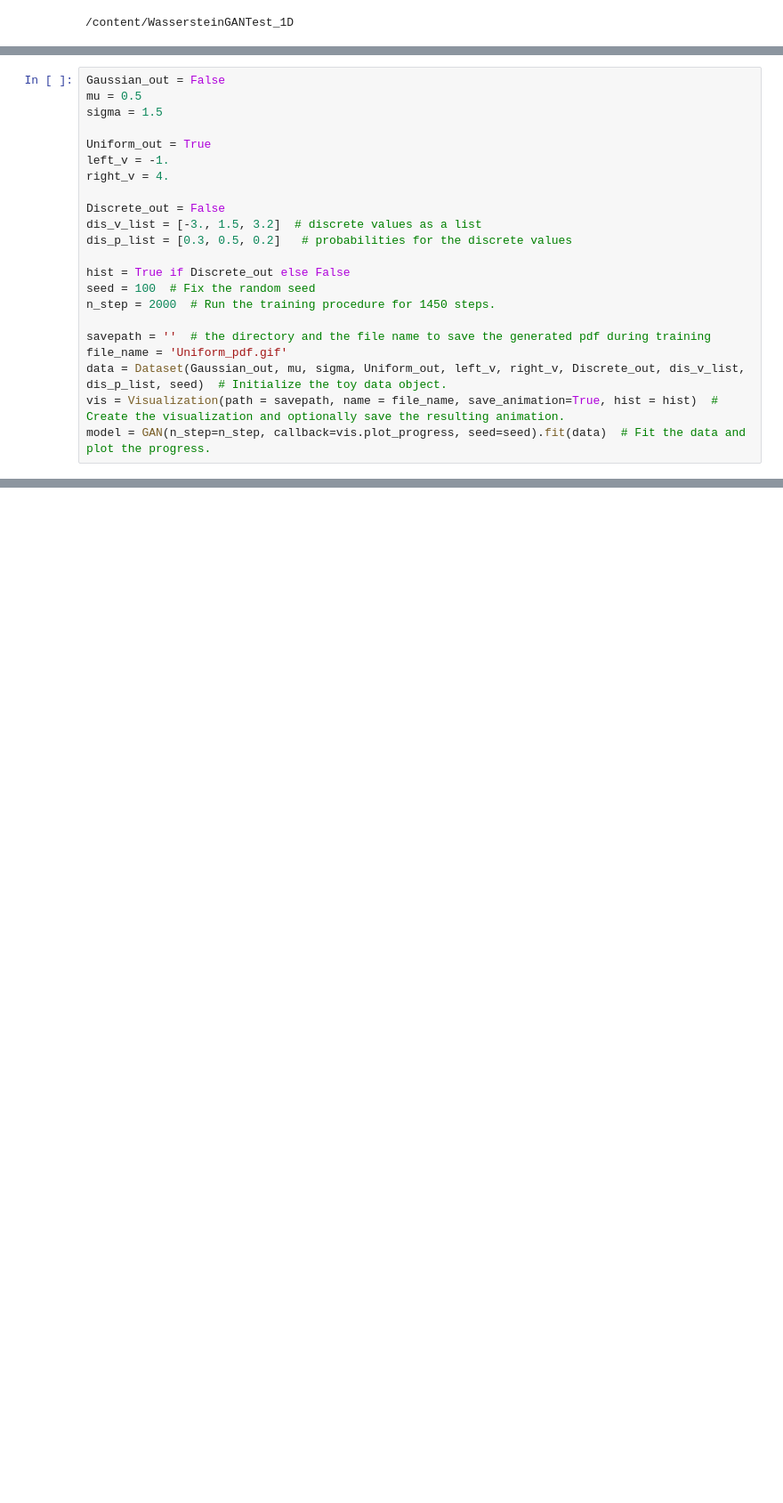
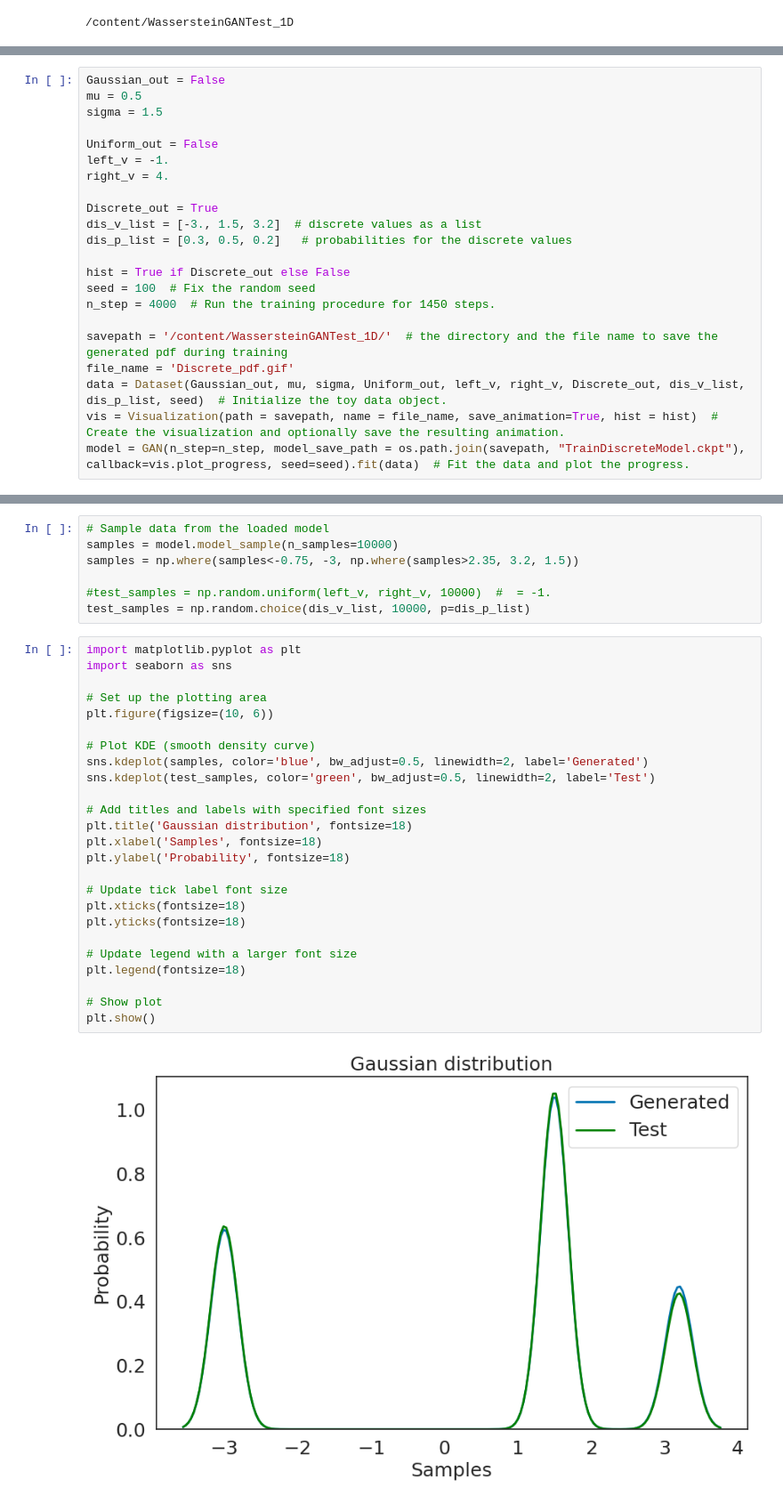
Before and after one commit to SuihongSong/WassersteinGANTest_1D, a Jupyter notebook: TrainGAN.ipynb, the cells around one changed output, grey strips where cells are left out. Shown at 89% size. Drawn from its saved outputs; the diff is of its cells as text; blank space fills up the shorter version.

```diff
--- a/TrainGAN.ipynb
+++ b/TrainGAN.ipynb
@@ -125,22 +153,22 @@ Gaussian_out = False
 mu = 0.5
 sigma = 1.5
 
-Uniform_out = True
+Uniform_out = False
 left_v = -1.
 right_v = 4.
 
-Discrete_out = False
+Discrete_out = True
 dis_v_list = [-3., 1.5, 3.2]  # discrete values as a list
 dis_p_list = [0.3, 0.5, 0.2]   # probabilities for the discrete values
 
 hist = True if Discrete_out else False
 seed = 100  # Fix the random seed
-n_step = 2000  # Run the training procedure for 1450 steps.
+n_step = 4000  # Run the training procedure for 1450 steps.
 
-savepath = ''  # the directory and the file name to save the generated pdf during training
-file_name = 'Uniform_pdf.gif'
+savepath = '/content/WassersteinGANTest_1D/'  # the directory and the file name to save the generated pdf during training
+file_name = 'Discrete_pdf.gif'
 data = Dataset(Gaussian_out, mu, sigma, Uniform_out, left_v, right_v, Discrete_out, dis_v_list, dis_p_list, seed)  # Initialize the toy data object.
 vis = Visualization(path = savepath, name = file_name, save_animation=True, hist = hist)  # Create the visualization and optionally save the resulting animation.
-model = GAN(n_step=n_step, callback=vis.plot_progress, seed=seed).fit(data)  # Fit the data and plot the progress.
+model = GAN(n_step=n_step, model_save_path = os.path.join(savepath, "TrainDiscreteModel.ckpt"), callback=vis.plot_progress, seed=seed).fit(data)  # Fit the data and plot the progress.
 # %% [output]
 [figure]
@@ -163,0 +192,34 @@ step: 2000, negative critic loss:  -0.0498, time:  43 s
+# %%
+# Sample data from the loaded model
+samples = model.model_sample(n_samples=10000)
+samples = np.where(samples<-0.75, -3, np.where(samples>2.35, 3.2, 1.5))
+
+#test_samples = np.random.uniform(left_v, right_v, 10000)  #  = -1.
+test_samples = np.random.choice(dis_v_list, 10000, p=dis_p_list)
+# %%
+import matplotlib.pyplot as plt
+import seaborn as sns
+
+# Set up the plotting area
+plt.figure(figsize=(10, 6))
+
+# Plot KDE (smooth density curve)
+sns.kdeplot(samples, color='blue', bw_adjust=0.5, linewidth=2, label='Generated')
+sns.kdeplot(test_samples, color='green', bw_adjust=0.5, linewidth=2, label='Test')
+
+# Add titles and labels with specified font sizes
+plt.title('Gaussian distribution', fontsize=18)
+plt.xlabel('Samples', fontsize=18)
+plt.ylabel('Probability', fontsize=18)
+
+# Update tick label font size
+plt.xticks(fontsize=18)
+plt.yticks(fontsize=18)
+
+# Update legend with a larger font size
+plt.legend(fontsize=18)
+
+# Show plot
+plt.show()
+# %% [output]
+[figure, added]
```
Also changed, not shown: parts of 4 cells of this notebook.
